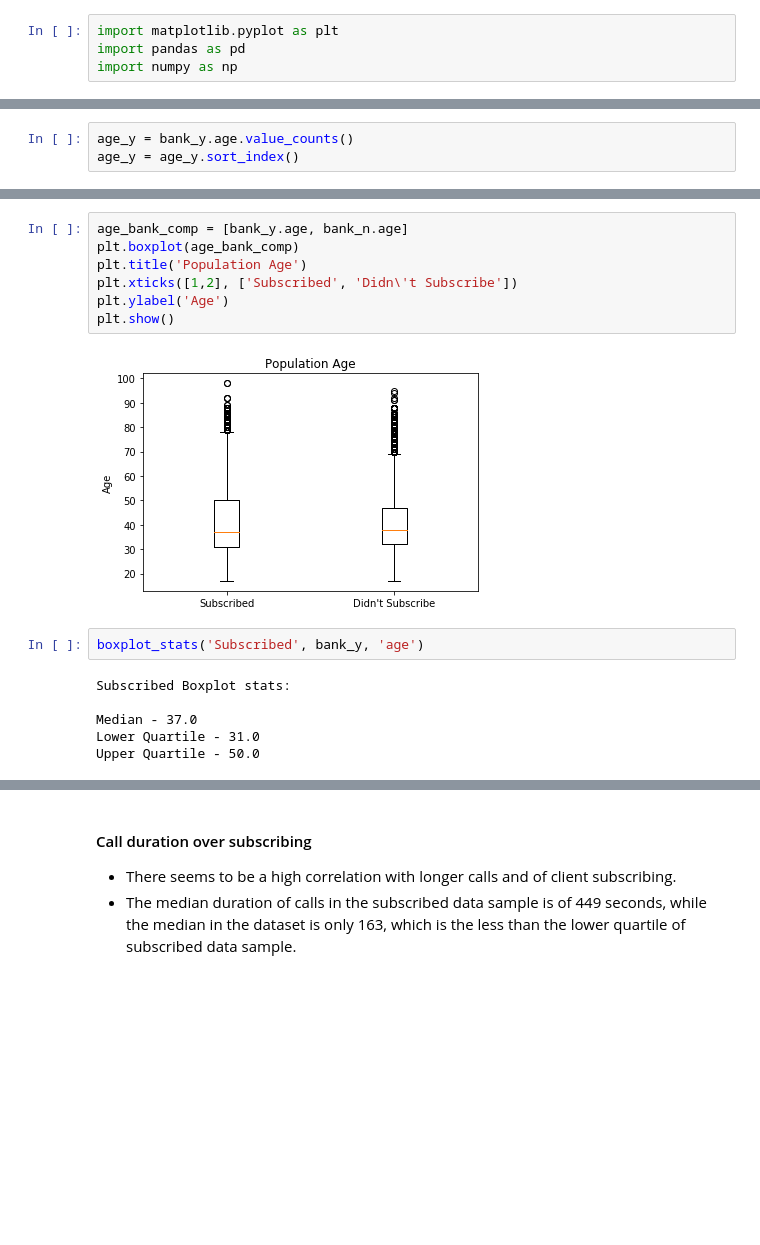
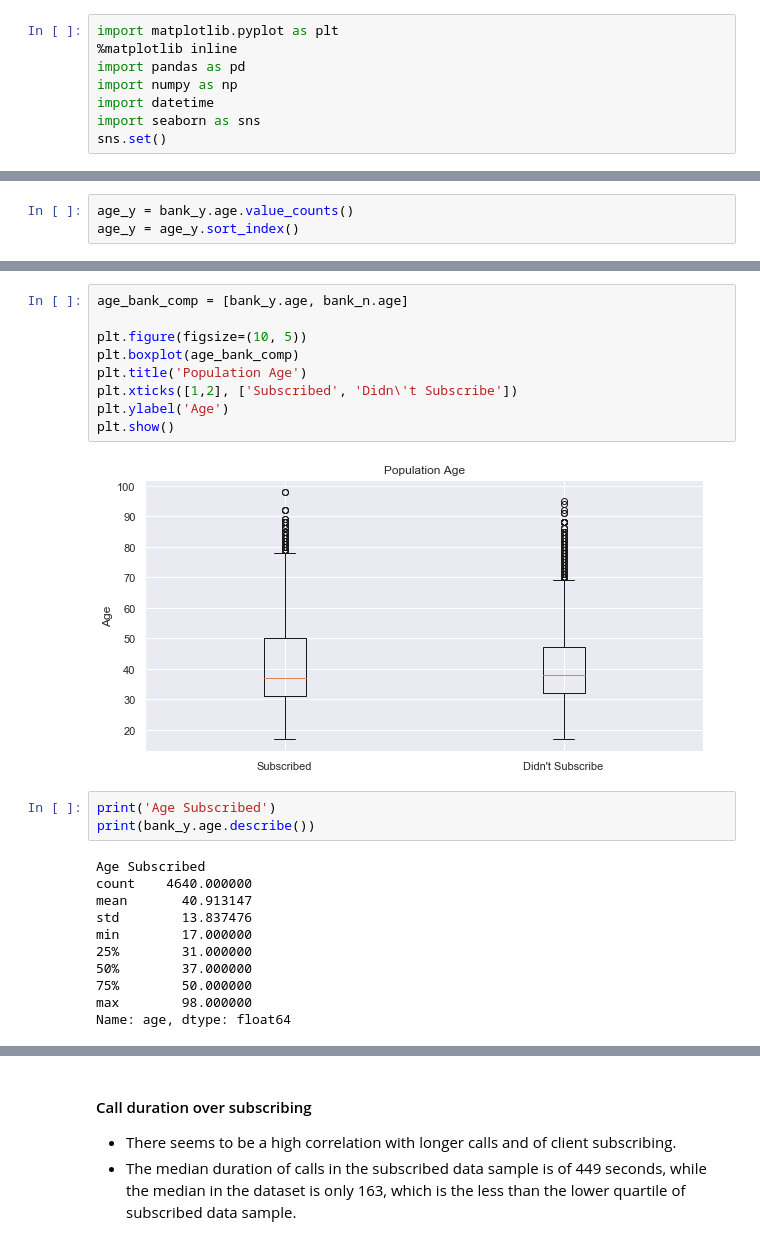
Before and after one commit to joaobecker/capstone_bank_marketing, a Jupyter notebook: portuguese_bank_capstone.ipynb, the cells around one changed output, grey strips where cells are left out. Drawn from its saved outputs; the diff is of its cells as text; blank space fills up the shorter version.

```diff
--- a/portuguese_bank_capstone.ipynb
+++ b/portuguese_bank_capstone.ipynb
@@ -44,8 +42,12 @@
 ### Importing Libraries
 # %%
 import matplotlib.pyplot as plt
+%matplotlib inline
 import pandas as pd
 import numpy as np
+import datetime
+import seaborn as sns
+sns.set()
 # %% [markdown]
 ### Converting the dataset from CSV to Dataframe, using pandas.
 # %%
@@ -381,18 +397,26 @@ plt.show()
 # %%
 age_bank_comp = [bank_y.age, bank_n.age]
+
+plt.figure(figsize=(10, 5))
 plt.boxplot(age_bank_comp)
 plt.title('Population Age')
 plt.xticks([1,2], ['Subscribed', 'Didn\'t Subscribe'])
 plt.ylabel('Age')
 plt.show()
 # %% [output]
-[figure, old version]
+[figure, new version]
 # %%
-boxplot_stats('Subscribed', bank_y, 'age')
+print('Age Subscribed')
+print(bank_y.age.describe())
 # %% [output]
-Subscribed Boxplot stats:
-
-Median - 37.0
-Lower Quartile - 31.0
-Upper Quartile - 50.0
+Age Subscribed
+count    4640.000000
+mean       40.913147
+std        13.837476
+min        17.000000
+25%        31.000000
+50%        37.000000
+75%        50.000000
+max        98.000000
+Name: age, dtype: float64
 # %%
```
Also changed, not shown: parts of 67 cells of this notebook.
